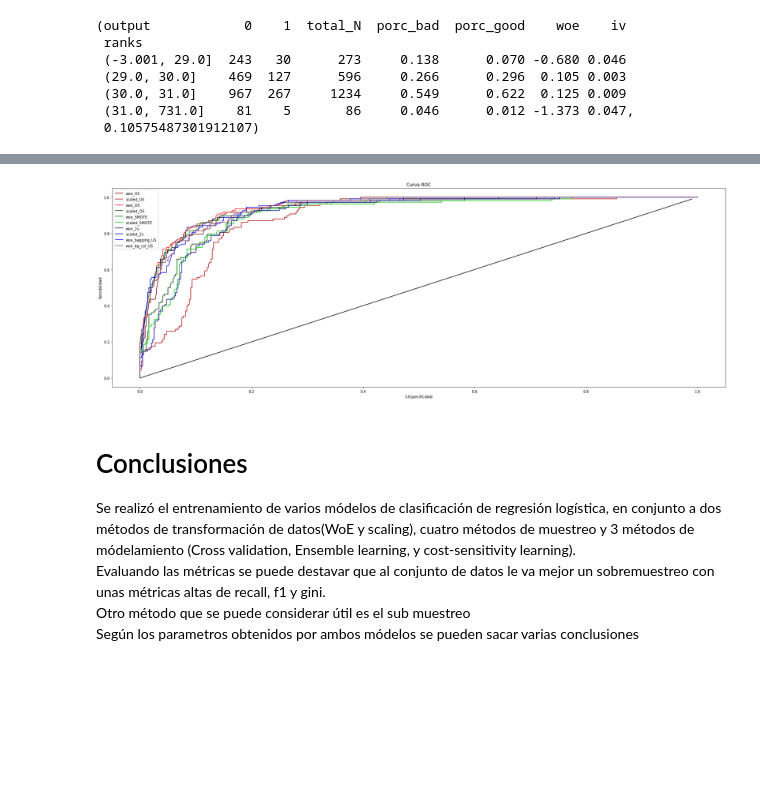
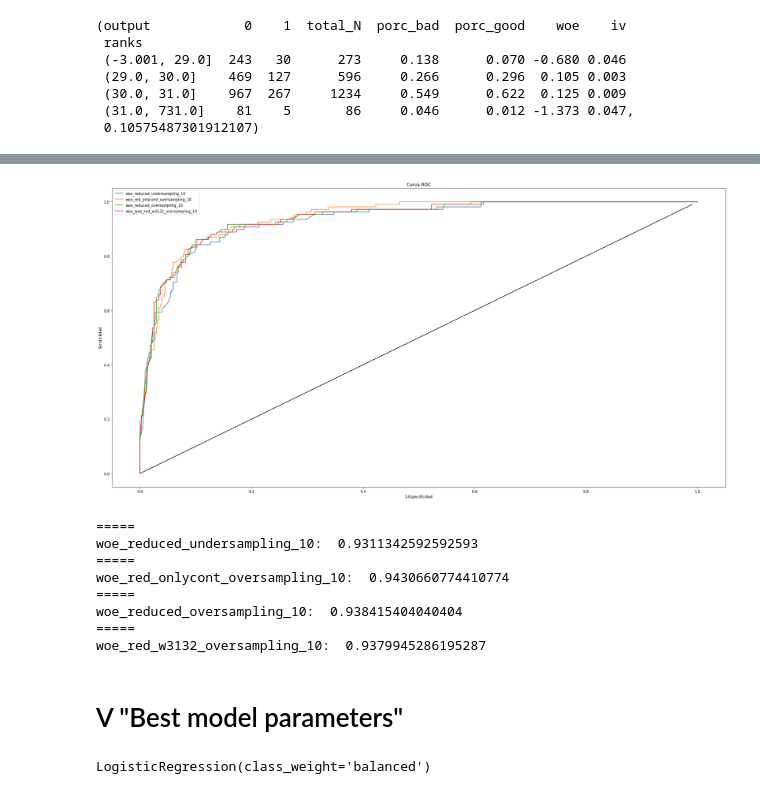
Before and after one commit to hermanxcxr/00_mod_clasificacion_dist_desbalanceada, a Jupyter notebook: 01_modeling.ipynb, the cells around one changed output, grey strips where cells are left out. Saved outputs shown, nothing was run; the diff lists cells and outputs as text; code cells hidden in the pictures; blank space fills up the shorter version.

```diff
--- a/01_modeling.ipynb
+++ b/01_modeling.ipynb
@@ -1349,0 +1290,3 @@ for i,j in enumerate(suffixes):
+# %%
+input_test_dfs  = {'apc_reduced' : df_test_apc_red, 'apc_red_onlycont' : df_test_apc_redcont, 'woe_reduced' : df_test_woe_red, 'woe_red_w3132' : df_test_woe_red_w3132,
+                   'woe_red_onlycont' : df_test_woe_redcont}
@@ -1349,0 +1350,9 @@ for i,j in enumerate(suffixes):
+# %%
+clf_params = {
+      'class_weight' : ['balanced', '']
+  }
+# %%
+for k,v in samples_input.items():
+  for dfk1,dfv1 in input_test_dfs.items():
+      if dfk1 in k:
+        print(f'{k} == {dfk1} ; {v.shape} and  {dfv1.shape}')
@@ -1365,9 +1502 @@ sorted(f1_dict.items(), key=lambda x: x[1], reverse=True)
-# %%
-suffixes = ['_woe_US', '_scaled_US', '_woe_OS', '_scaled_OS', '_woe_SMOTE', '_scaled_SMOTE', '_woe_2s', '_scaled_2s', '_woe_bagging_US', '_woe_bg_csl_US']
-prefixes = ['espec_1', 'sensit']
-auc = {}
-gini = {}
-for i,j in enumerate(suffixes):
-  auc['auc{}'.format(j)] = metrics.auc(eval(prefixes[0]+suffixes[i]),eval(prefixes[1]+suffixes[i]))
-  gini['gini{}'.format(j)] = (2 * auc['auc{}'.format(j)] ) -1
 # %%
@@ -1399,31 +1541,43 @@ sorted(auc.items(), key=lambda x: x[1], reverse=True)
 # %%
-ten_colors = [ '#710000', '#b00000', '#ff0000', '#003d00', '#007b00', '#00cf00', '#000050', '#000097', '#0000ff', '#854064']
 %matplotlib inline
-plt.figure(figsize = (30,10))
+plt.figure(figsize = (30,15))
 x = [i * 0.01 for i in range(100)]
 y = [i * 0.01 for i in range(100)]
 
-#plt.plot(eval(prefixes[0]+suffixes[1]),eval(prefixes[0]+suffixes[1]), color=ten_colors[0], label=suffixes[1])
 
-for k,(i,j) in enumerate(zip(suffixes,ten_colors)):
-
-  plt.plot(
-      eval(prefixes[0]+suffixes[k]),
-      eval(prefixes[1]+suffixes[k]),
-      color=j,
-      label=suffixes[k][1:])
+plt.plot(espec_dict['espec_woe_reduced_undersampling_10'],sensit_dict['sensit_woe_reduced_undersampling_10'], label='woe_reduced_undersampling_10' )
+plt.plot(espec_dict['espec_woe_red_onlycont_oversampling_10'],sensit_dict['sensit_woe_red_onlycont_oversampling_10'], label='woe_red_onlycont_oversampling_10')
+plt.plot(espec_dict['espec_woe_reduced_oversampling_10'],sensit_dict['sensit_woe_reduced_oversampling_10'], label='woe_reduced_oversampling_10' )
+plt.plot(espec_dict['espec_woe_red_w3132_oversampling_10'],sensit_dict['sensit_woe_red_w3132_oversampling_10'], label='woe_woe_red_w3132_oversampling_10' )
 
 plt.plot(x,y, color='k')
 plt.xlabel('1-Especificidad')
 plt.ylabel('Sensibilidad')
 plt.title('Curva ROC')
 plt.legend()
 plt.show()
+print('='*5)
+print('woe_reduced_undersampling_10: ',auc_dict['auc_woe_reduced_undersampling_10'])
+print('='*5)
+print('woe_red_onlycont_oversampling_10: ',auc_dict['auc_woe_red_onlycont_oversampling_10'])
+print('='*5)
+print('woe_reduced_oversampling_10: ',auc_dict['auc_woe_reduced_oversampling_10'])
+print('='*5)
+print('woe_red_w3132_oversampling_10: ',auc_dict['auc_woe_red_w3132_oversampling_10'])
 # %% [output]
-[figure, old version]
+[figure, new version]
+=====
+woe_reduced_undersampling_10:  0.9311342592592593
+=====
+woe_red_onlycont_oversampling_10:  0.9430660774410774
+=====
+woe_reduced_oversampling_10:  0.938415404040404
+=====
+woe_red_w3132_oversampling_10:  0.9379945286195287
-# %% [markdown]
-# Conclusiones
-Se realizó el entrenamiento de varios módelos de clasificación de regresión logística, en conjunto a dos métodos de transformación de datos(WoE y scaling), cuatro métodos de muestreo y 3 métodos de módelamiento (Cross validation, Ensemble learning, y cost-sensitivity learning).<br>
-Evaluando las métricas se puede destavar que al conjunto de datos le va mejor un sobremuestreo con unas métricas altas de recall, f1 y gini.<br>
-Otro método que se puede considerar útil es el sub muestreo<br>
-Según los parametros obtenidos por ambos módelos se pueden sacar varias conclusiones
+# %% [markdown]
+# V "Best model parameters"
+# %%
+clf = LogisticRegression(**best_params['bp_woe_reduced_oversampling_40'])
+clf.fit(samples_input['X_train_woe_reduced_oversampling'],samples_output['y_train_woe_reduced_oversampling'].values.ravel())
+# %% [output]
+LogisticRegression(class_weight='balanced')
```
Also changed, not shown: parts of 184 cells of this notebook.
